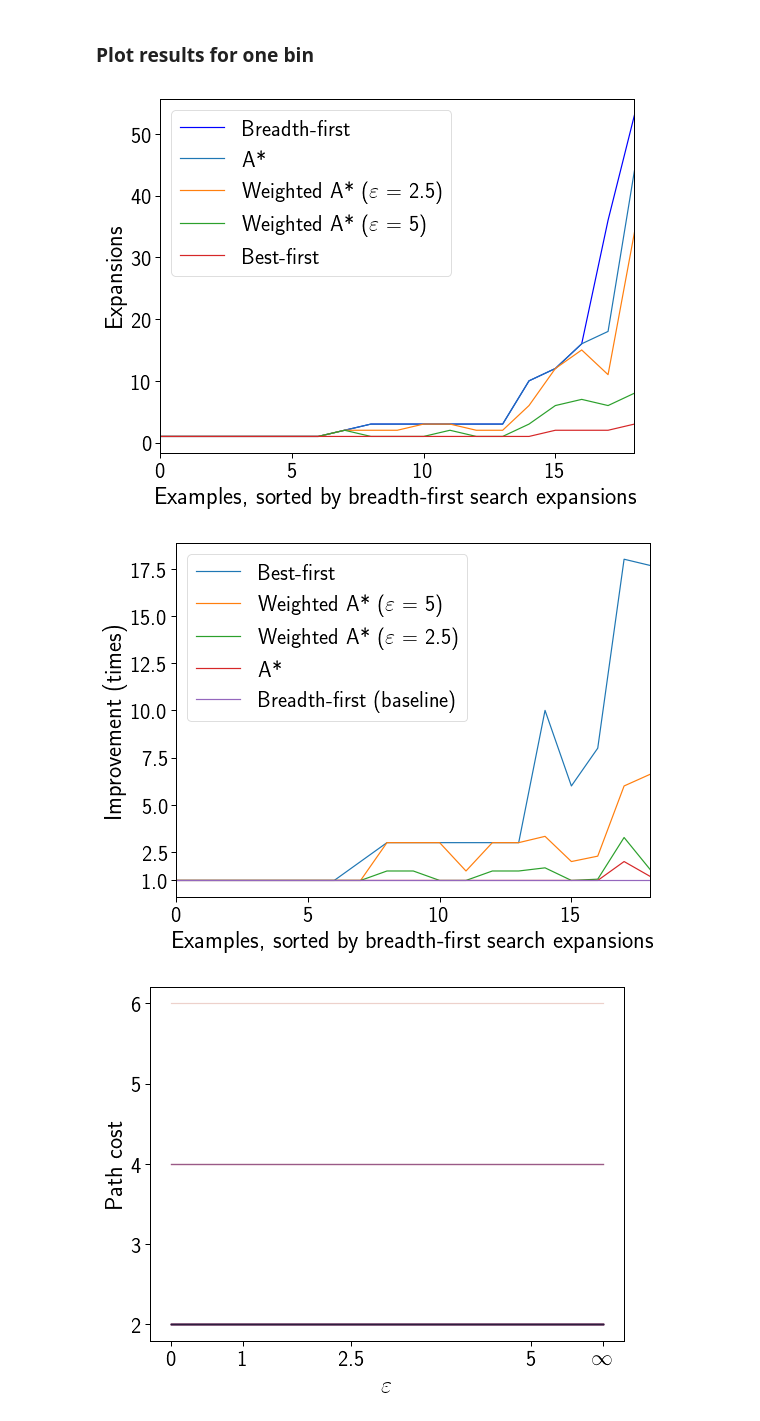
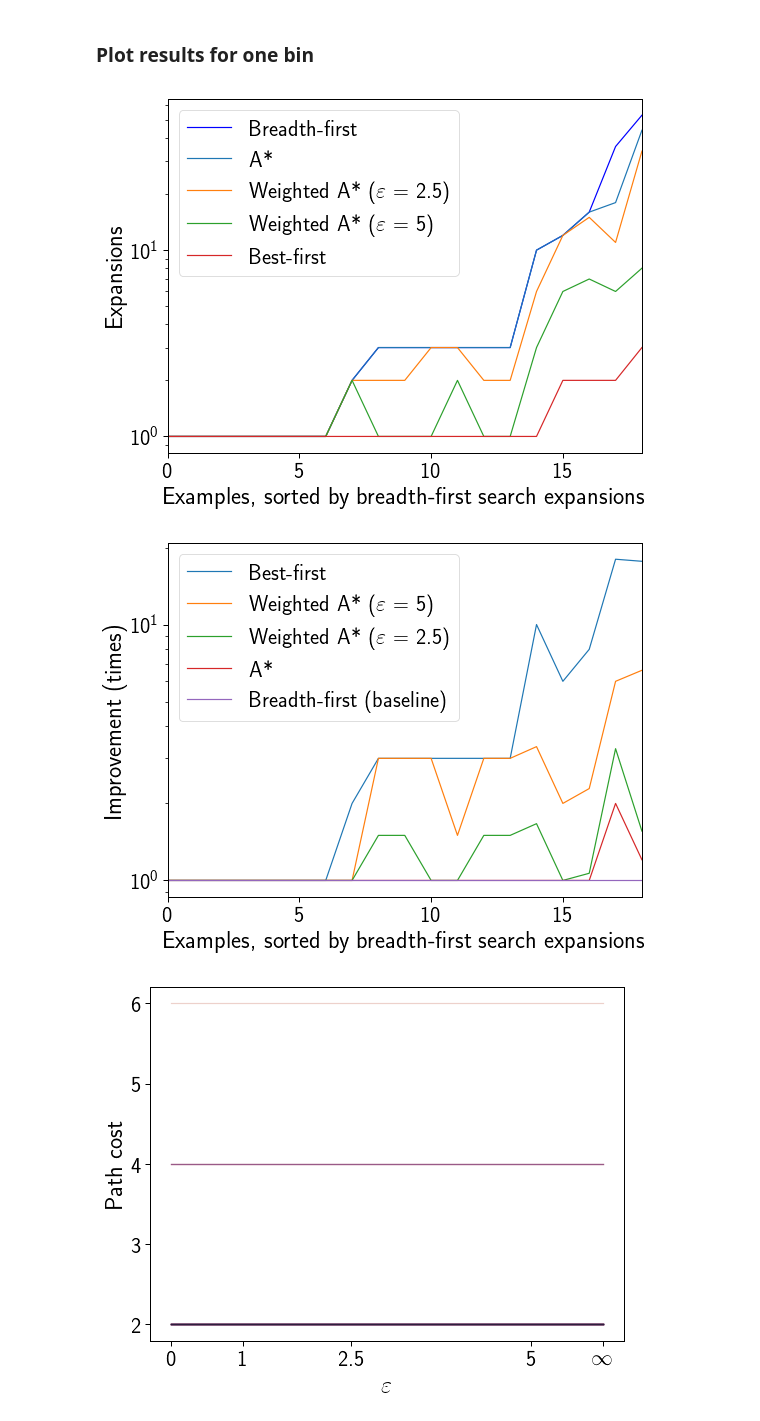
Before and after one commit to spring-epfl/trickster, a Jupyter notebook: notebooks/credit_experiment.ipynb, the cells around one changed output. Cells and saved outputs as stored; diff of their text form; code cells hidden in the pictures.

```diff
--- a/notebooks/credit_experiment.ipynb
+++ b/notebooks/credit_experiment.ipynb
@@ -73,6 +73,9 @@ def get_path_cost_increase(ast_results, bfs_results):
 results = load_results('../out/credit.pickle')
 # %% [markdown]
 ### Plot results over different bins
+# %%
+WEIGHTED_EPSILONS = [2.5, 5]
+BEST_FIRST_EPSILON = 10e+5
 # %%
 results_by_bin = group_by_key(results, 'bins')
 attack_perf_df = pd.DataFrame(columns=['bins', 'index', 'expansions', 'improvement', 'eps'])
@@ -86,8 +89,6 @@ for bins, items in results_by_bin.items():
     clf_perf_df = perf_df.append({
             'bins': bins,
             'accuracy': items[0]['clf_test_score'],
-            'robustness': items[0]['avg_robustness'],
-            'sharpness': items[0]['grad_sharpness'],
         }, ignore_index=True)
 
     models.append(items[0]['classifier'])
@@ -147,14 +148,14 @@ sns.lineplot(data=attack_perf_df.query('eps == 1'),
              x='bins', y='expansions', ax=ax, label='A*',
              ci=None)
 
-for eps in [2.5, 5]:
+for eps in WEIGHTED_EPSILONS:
     sns.lineplot(data=attack_perf_df.query('{0} - 0.1 < eps < {0} + 0.1'.format(eps)),
                  x='bins', y='expansions', ax=ax,
                  label='Weighted A* ($\\varepsilon = %1.1f$)' % eps,
                  ci=None)
 
 
-sns.lineplot(data=attack_perf_df.query('eps == 1000000'),
+sns.lineplot(data=attack_perf_df.query('eps == %d' % BEST_FIRST_EPSILON),
              x='bins', y='expansions', ax=ax, label='Best-first',
              ci=None)
 
@@ -207,14 +208,15 @@ fig, ax = plt.subplots()
 ax.plot(bfs_sort, color='blue', label='Breadth-first')
 ax.plot(ast_sorts[1], label='A*')
 
-for eps in [2.5, 5]:
+for eps in WEIGHTED_EPSILONS:
     ast_sort = ast_sorts[eps]
     ax.plot(ast_sort, label='Weighted A* ($\\varepsilon$ = {})'.format(eps))
 
-ax.plot(ast_sorts[10e+5], label='Best-first')
+ax.plot(ast_sorts[BEST_FIRST_EPSILON], label='Best-first')
 
 ax.set_xlabel('Examples, sorted by breadth-first search expansions')
 ax.set_ylabel('Expansions')
+ax.set_yscale('log')
 ax.set_xlim(0, len(bfs_sort) - 1)
 ax.legend(loc='best')
 
@@ -225,31 +227,32 @@ plt.show()
 
 fig.savefig('../out/credit_performance_bin_%d.pdf' % bins)
 # %% [output]
-[figure, old version]
+[figure, new version]
 # %%
 fig, ax = plt.subplots()
 
 ax.plot(improvements[10e+5], label='Best-first')
 
-for eps in reversed([2.5, 5]):
+for eps in reversed(WEIGHTED_EPSILONS):
     improv = improvements[eps]
     ax.plot(improv, label='Weighted A* ($\\varepsilon$ = {})'.format(eps))
 
 ax.plot(improvements[1], label='A*')
 ax.plot(improvements[0], label='Breadth-first (baseline)')
 
 ax.set_xlabel('Examples, sorted by breadth-first search expansions')
 ax.set_ylabel('Improvement (times)')
 ax.set_yticks([1, 2.5, 5, 7.5, 10, 12.5, 15, 17.5])
 ax.set_xlim(0, len(improvements[0]) - 1)
+ax.set_yscale('log')
 ax.legend(loc='best')
 
 fig.set_figwidth(FIGWIDTH)
 fig.set_figheight(FIGHEIGHT)
 
 fig.savefig('../out/credit_improvement_bin_%d.pdf' % bins)
 # %% [output]
-[figure, old version]
+[figure, new version]
 # %%
 pseudo_costs_df = costs_df.copy()
 pseudo_costs_df.eps = pseudo_costs_df.eps.apply(func=lambda val: 6 if val == 10e+5 else val)
```
Also changed, not shown: 1 other file.
